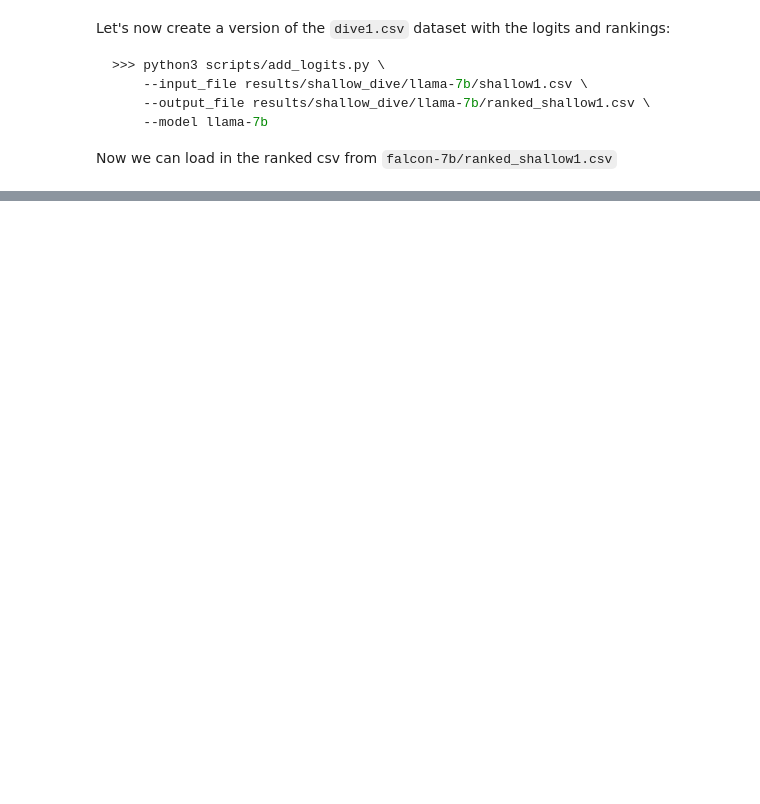
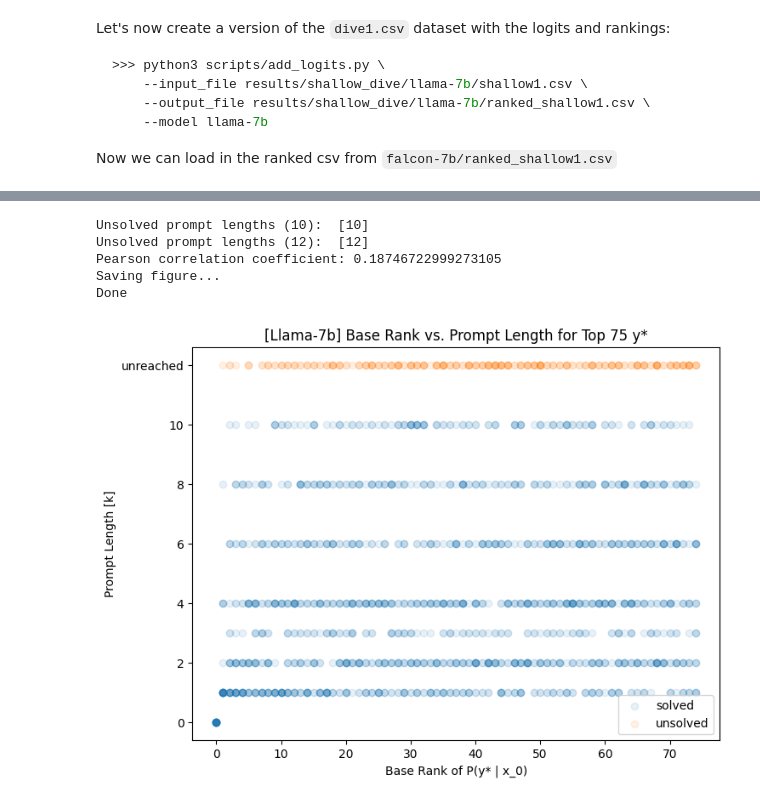
Before and after one commit to amanb2000/Magic_Words, a Jupyter notebook: results/shallow_dive/Shallow Dive.ipynb, the cells around one changed output, grey strips where cells are left out. Cells and saved outputs as stored; diff of their text form; code cells hidden in the pictures; blank space fills up the shorter version.

```diff
--- a/results/shallow_dive/Shallow Dive.ipynb
+++ b/results/shallow_dive/Shallow Dive.ipynb
@@ -622,0 +641,15 @@ Now we can load in the ranked csv from `falcon-7b/ranked_shallow1.csv`
+# %%
+# base rank vs. prompt length
+title = '[Llama-7b] Base Rank vs. Prompt Length for Top 75 y*'
+output_path = '../figures/shallow1_llama7b_base_rank_vs_prompt_length.pdf'
+base_rank_k_scatter(ranked_shallow1_df,
+                    title=title,
+                    output_path=output_path,
+                    figsize=FIG_SIZE)
+# %% [output]
+Unsolved prompt lengths (10):  [10]
+Unsolved prompt lengths (12):  [12]
+Pearson correlation coefficient: 0.18746722999273105
+Saving figure...
+Done
+[figure, added]
```
Also changed, not shown: parts of 24 cells of this notebook, 6 other files.
